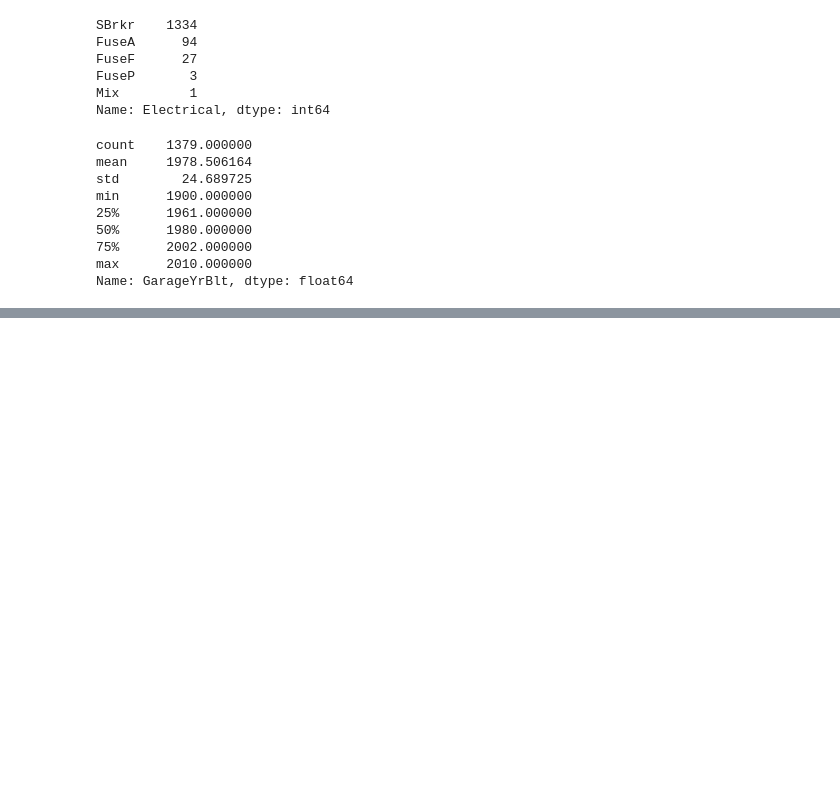
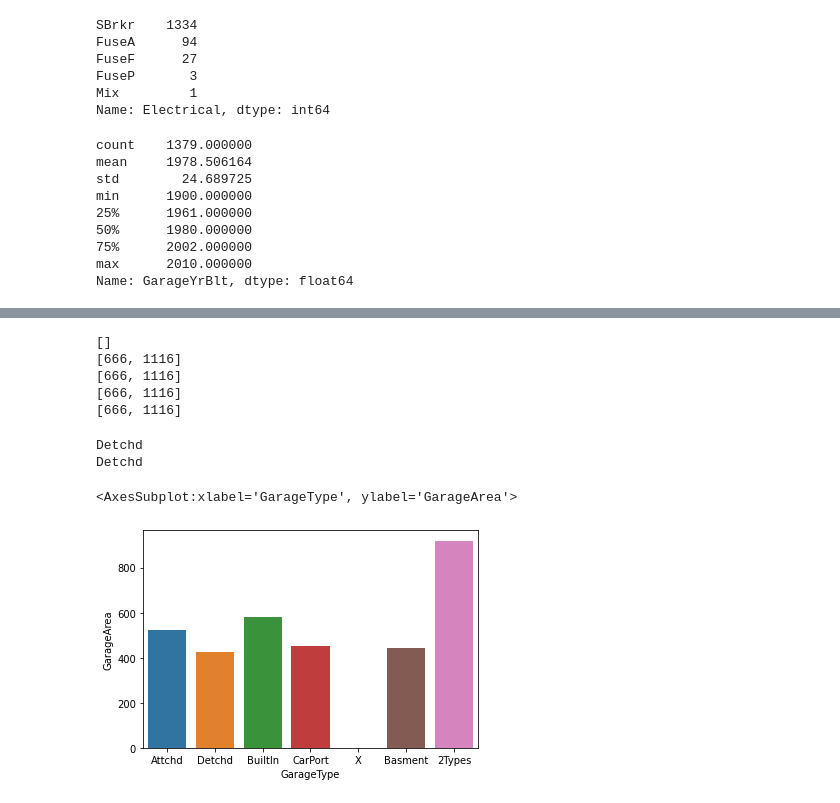
Before and after one commit to psrpsj/houseprice_prediction, a Jupyter notebook: houseprice_prediction.ipynb, the cells around one changed output, grey strips where cells are left out. Saved outputs shown, nothing was run; the diff lists cells and outputs as text; code cells hidden in the pictures; blank space fills up the shorter version.

```diff
--- a/houseprice_prediction.ipynb
+++ b/houseprice_prediction.ipynb
@@ -298,0 +772,43 @@ test.columns[test.isnull().any()].tolist()
+# %%
+ty_fix = []
+for t in ty:
+    if t not in blt or t not in fi or t not in qual or t not in cond:
+        ty_fix.append(t)
+
+blt_fix = []
+for b in blt:
+    if b not in ty or b not in fi or b not in qual or b not in cond:
+        blt_fix.append(b)
+
+fi_fix = []
+for f in fi:
+    if f not in ty or f not in blt or f not in qual or f not in cond:
+        fi_fix.append(f)
+
+qual_fix = []
+for q in qual:
+    if q not in ty or q not in blt or q not in fi or q not in cond:
+        qual_fix.append(q)
+
+cond_fix = []
+for c in cond:
+    if c not in ty or c not in blt or c not in fi or c not in qual:
+        cond_fix.append(c)
+
+print(ty_fix)
+print(blt_fix)
+print(fi_fix)
+print(qual_fix)
+print(cond_fix)
+# %% [output]
+[]
+[666, 1116]
+[666, 1116]
+[666, 1116]
+[666, 1116]
+# %%
+print(test["GarageType"][666])
+print(test["GarageType"][1116])
+# %% [output]
+Detchd
+Detchd
@@ -298,0 +823,5 @@ test.columns[test.isnull().any()].tolist()
+# %%
+sb.barplot(x='GarageType', y="GarageArea", ci=None, data=train)
+# %% [output]
+<AxesSubplot:xlabel='GarageType', ylabel='GarageArea'>
+[figure, added]
```
Also changed, not shown: parts of 89 cells of this notebook.
